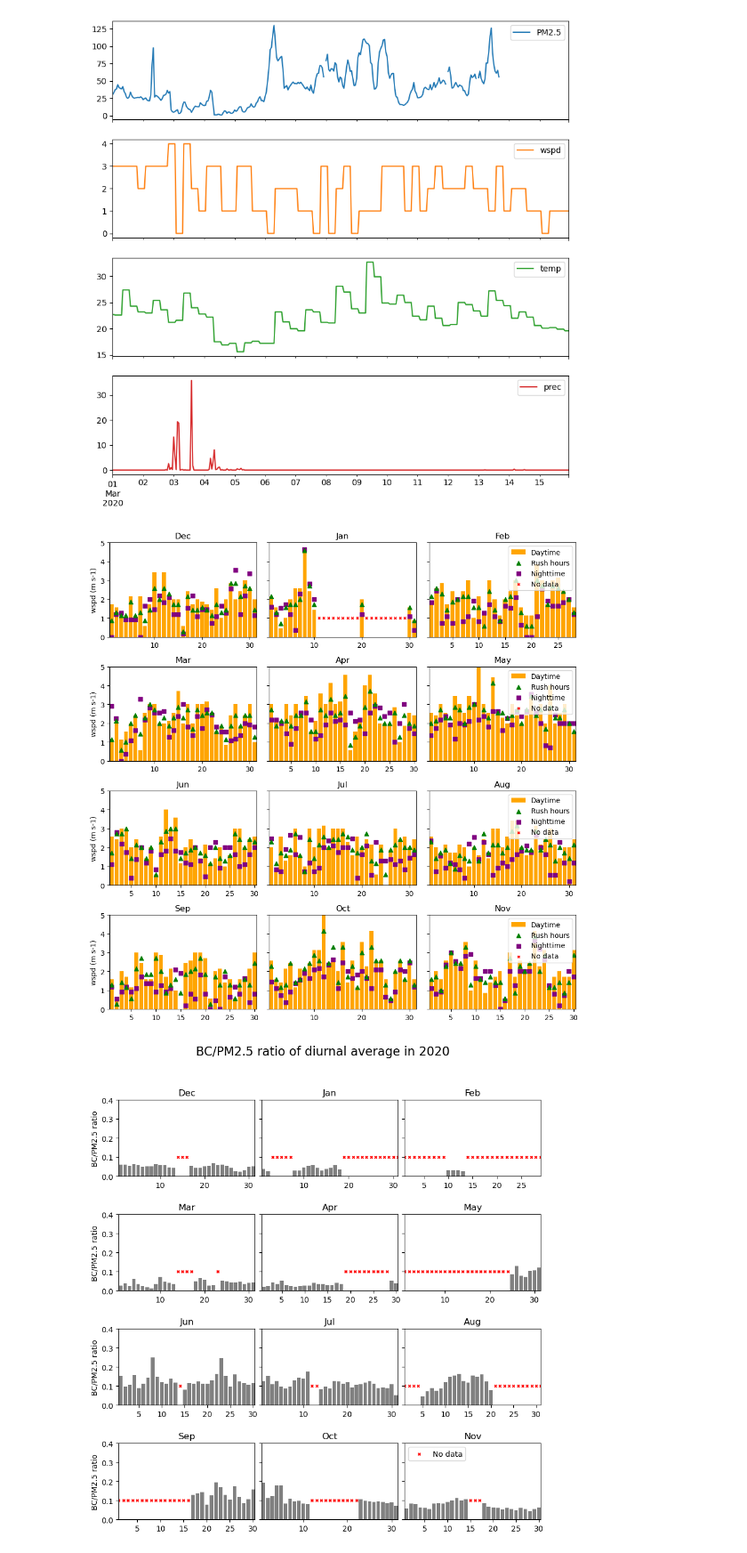
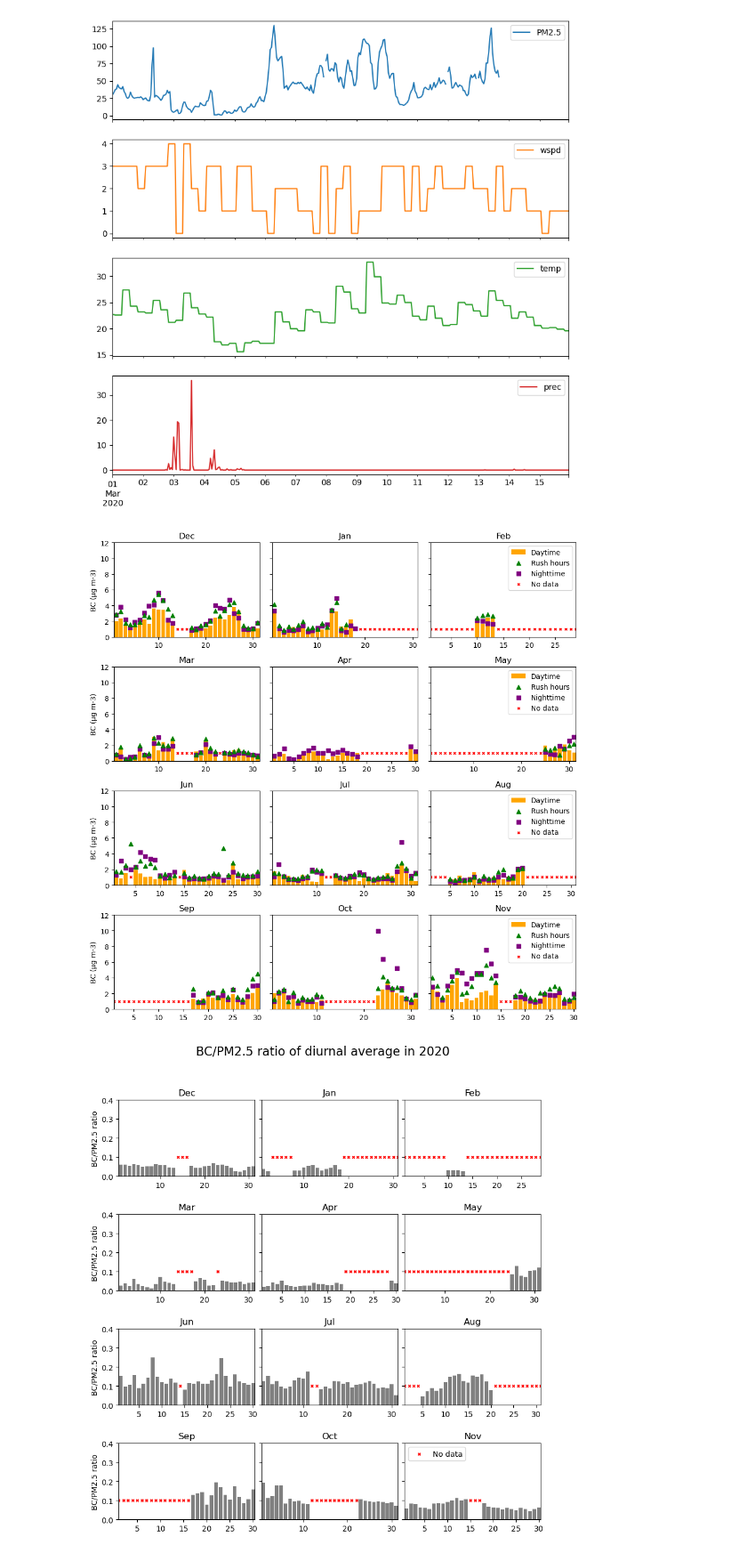
Before and after one commit to do-duytung/slcp-vietnam, a Jupyter notebook: basestats.ipynb, the cells around one changed output. Shown at 89% size. Saved outputs shown, nothing was run; the diff lists cells and outputs as text; code cells hidden in the pictures.

```diff
--- a/basestats.ipynb
+++ b/basestats.ipynb
@@ -55,14 +55,14 @@ df.rename(columns={'BC': 'BC1h'}, inplace=True)
 
 bc10m = pd.read_csv('data/BC10m2.csv', index_col=0, parse_dates=True)
 bc10m = bc10m[['BC']]
-bc10m = bc10m.resample('H').mean()
+bc10m = bc10m.resample('h').mean()
 df = pd.concat([df, bc10m], axis=1)
 
 
 # Filter data
-year = 2021
+year = 2020
 df = df.loc[df.index.year == year]
-species = 'wspd'
+species = 'BC'
 # df = df.dropna(subset=[species])
 # df[species] = df[species].fillna(0)
 
@@ -82,9 +82,9 @@ for i, (season, months) in enumerate(seasons.items()):
         data = df.loc[df.index.month == pd.to_datetime(month, format='%b').month]
 
         # Resample daily average PM2.5 for each day in the month
-        daytime = data.between_time('10:00', '16:00')
+        daytime = data.between_time('09:00', '16:00')
         nighttime1 = data.between_time('00:00', '06:00')
-        nighttime2 = data.between_time('20:00', '23:00')
+        nighttime2 = data.between_time('19:00', '23:00')
         nighttime = pd.concat([nighttime1, nighttime2])
         morningrushhour = data.between_time('06:00', '09:00')
         eveningrushhour = data.between_time('17:00', '19:00')
@@ -116,34 +116,34 @@ for i, (season, months) in enumerate(seasons.items()):
         axs[i][j].set_title(month)
         if species == 'PM2.5':
             axs[i][j].set_ylim(0, 200)
             axs[i][0].set_ylabel(f'{species} (μg m-3)')
         elif species == 'BC':
             axs[i][j].set_ylim(0, 12)
             axs[i][0].set_ylabel(f'{species} (μg m-3)')
         elif species == 'wspd':
             axs[i][j].set_ylim(0, 5)
             axs[i][0].set_ylabel(f'{species} (m s-1)')
         # Set space between plots
         # plt.subplots_adjust(hspace=0.3, wspace=0.3)
         # Clear margins
         axs[i][j].margins(x=0)
         # axs[i][j].set_xlabel('Day')
         axs[i][1].set_yticklabels([])
         axs[i][2].set_yticklabels([])
         # Set legend
         # axs[i][2].legend(['No data', 'Daytime', 'Nighttime'], loc='upper right')
         handles, labels = axs[i][2].get_legend_handles_labels()
         axs[i][2].legend(handles[::-1], labels[::-1], loc='upper right')
 
     # Set the title for each row
     # axs[i][0].set_title(season)
 
 # Set title for figure
 # fig.suptitle(f'Diurnal average of {species} Mass Concentration in {year}', fontsize=12)
 plt.tight_layout()
 plt.show()
 # %% [output]
-[figure, old version]
+[figure, new version]
 # %%
 # Load data
 import pandas as pd
```
Also changed, not shown: parts of 1 cell of this notebook, 1 other file.
